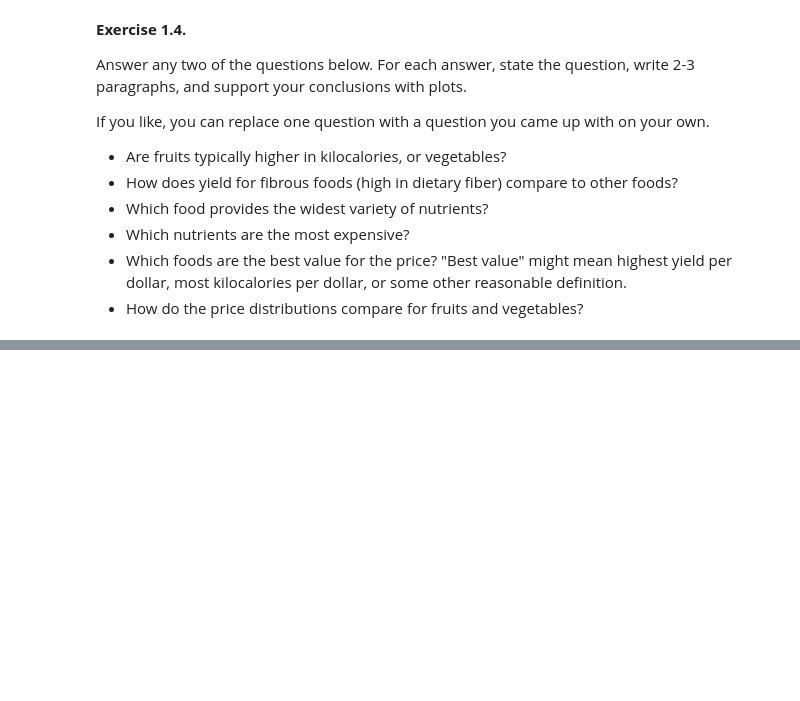
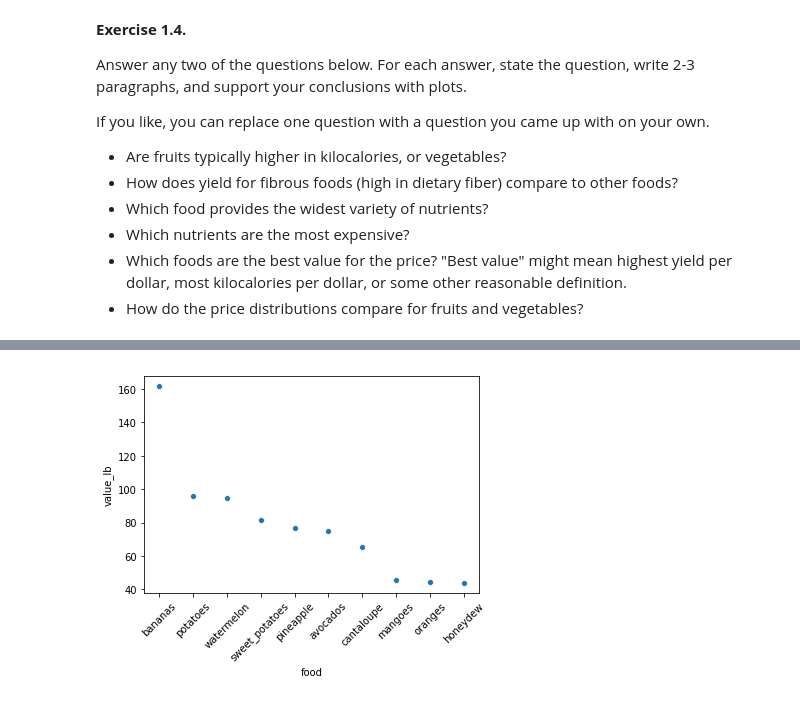
Before and after one commit to domitchler/sta141b-assignment-3, a Jupyter notebook: hw3.ipynb, the cells around one changed output, grey strips where cells are left out. Saved outputs shown, nothing was run; the diff lists cells and outputs as text; code cells hidden in the pictures; blank space fills up the shorter version.

```diff
--- a/hw3.ipynb
+++ b/hw3.ipynb
@@ -307,0 +382,8 @@ Answer any two of the questions below. For each answer, state the question, writ
+# %%
+value_cup = fresh_complete["kcals"] / fresh_complete["price_per_cup"]
+fresh_complete["value_cup"] = value_cup
+
+value_lb = fresh_complete["kcals"] / fresh_complete["price_per_lb"]
+fresh_complete["value_lb"] = value_lb
+
+fresh_complete
@@ -307,0 +423,3 @@ Answer any two of the questions below. For each answer, state the question, writ
+# %%
+best_value_lb = fresh_complete.sort_values(by = "value_lb", ascending = False).head(10)
+best_value_lb
@@ -307,0 +438,5 @@ Answer any two of the questions below. For each answer, state the question, writ
+# %%
+ticks = plt.xticks(rotation = 45)
+ax = sns.scatterplot(x = "food", y = "value_lb", data = best_value_lb.head(10))
+# %% [output]
+[figure, added]
```
Also changed, not shown: parts of 18 cells of this notebook.
